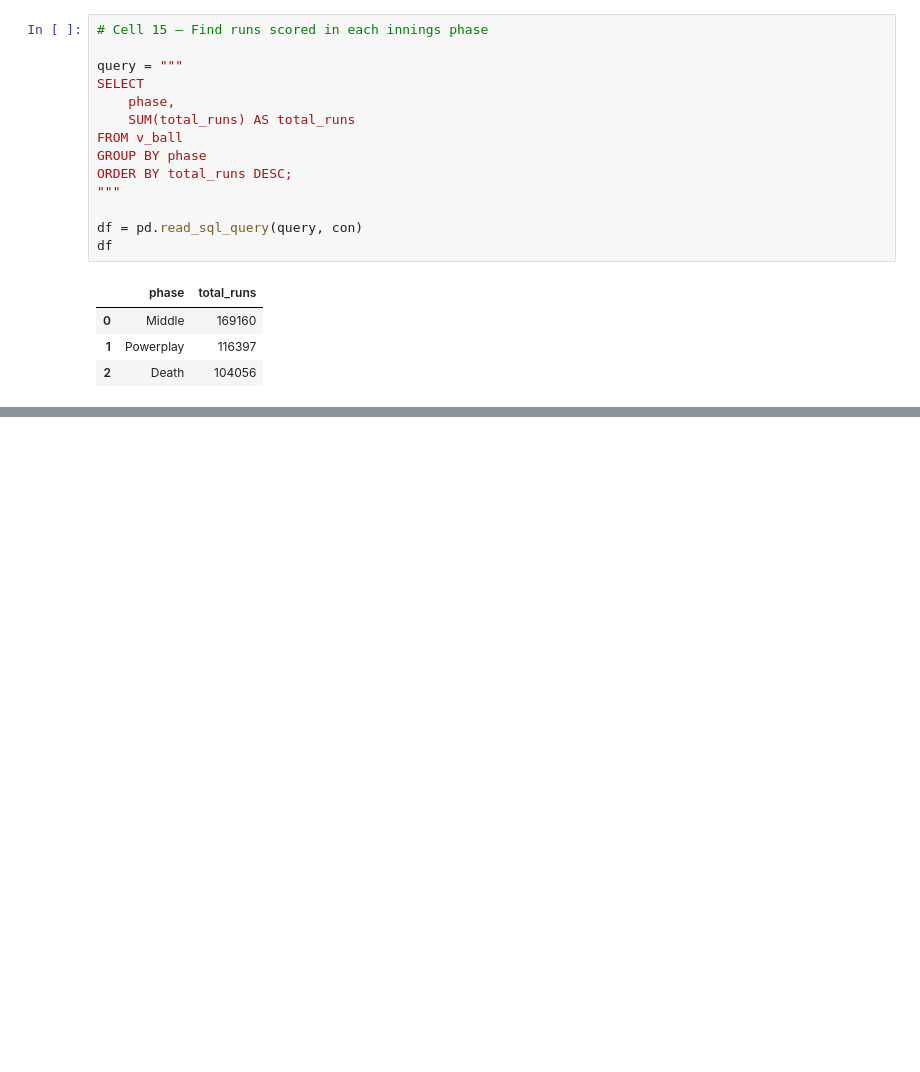
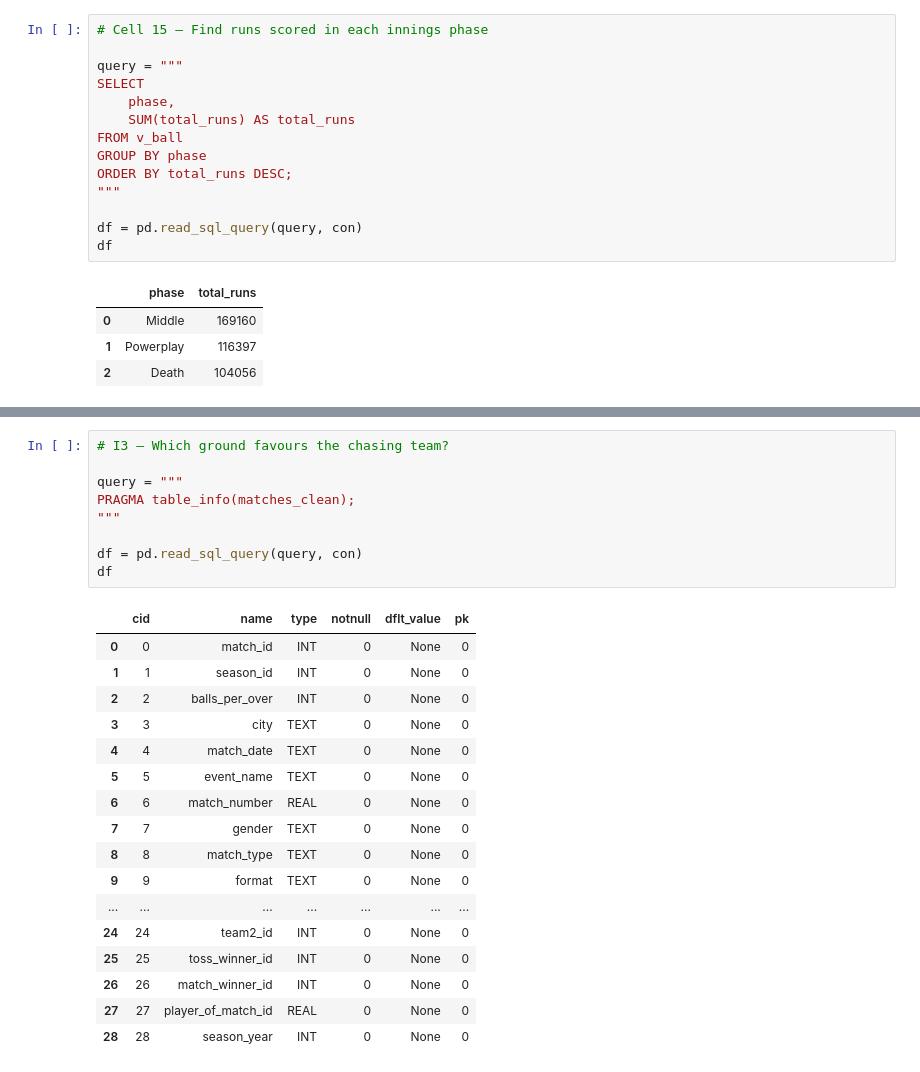
Before and after one commit to Jazeelahmed/ipl-cricket-analytics, a Jupyter notebook: notebooks/03_analysis.ipynb, the cells around one changed output, grey strips where cells are left out. Saved outputs shown, nothing was run; the diff lists cells and outputs as text; blank space fills up the shorter version.

```diff
--- a/notebooks/03_analysis.ipynb
+++ b/notebooks/03_analysis.ipynb
@@ -530,0 +1467,27 @@ df
+# %%
+# I3 — Which ground favours the chasing team?
+
+query = """
+PRAGMA table_info(matches_clean);
+"""
+
+df = pd.read_sql_query(query, con)
+df
+# %% [output]
+|  | cid | name | type | notnull | dflt_value | pk |
+| 0 | 0 | match_id | INT | 0 | None | 0 |
+| 1 | 1 | season_id | INT | 0 | None | 0 |
+| 2 | 2 | balls_per_over | INT | 0 | None | 0 |
+| 3 | 3 | city | TEXT | 0 | None | 0 |
+| 4 | 4 | match_date | TEXT | 0 | None | 0 |
+| 5 | 5 | event_name | TEXT | 0 | None | 0 |
+| 6 | 6 | match_number | REAL | 0 | None | 0 |
+| 7 | 7 | gender | TEXT | 0 | None | 0 |
+| 8 | 8 | match_type | TEXT | 0 | None | 0 |
+| 9 | 9 | format | TEXT | 0 | None | 0 |
+| ... | ... | ... | ... | ... | ... | ... |
+| 24 | 24 | team2_id | INT | 0 | None | 0 |
+| 25 | 25 | toss_winner_id | INT | 0 | None | 0 |
+| 26 | 26 | match_winner_id | INT | 0 | None | 0 |
+| 27 | 27 | player_of_match_id | REAL | 0 | None | 0 |
+| 28 | 28 | season_year | INT | 0 | None | 0 |
```
Also changed, not shown: parts of 101 cells of this notebook.
